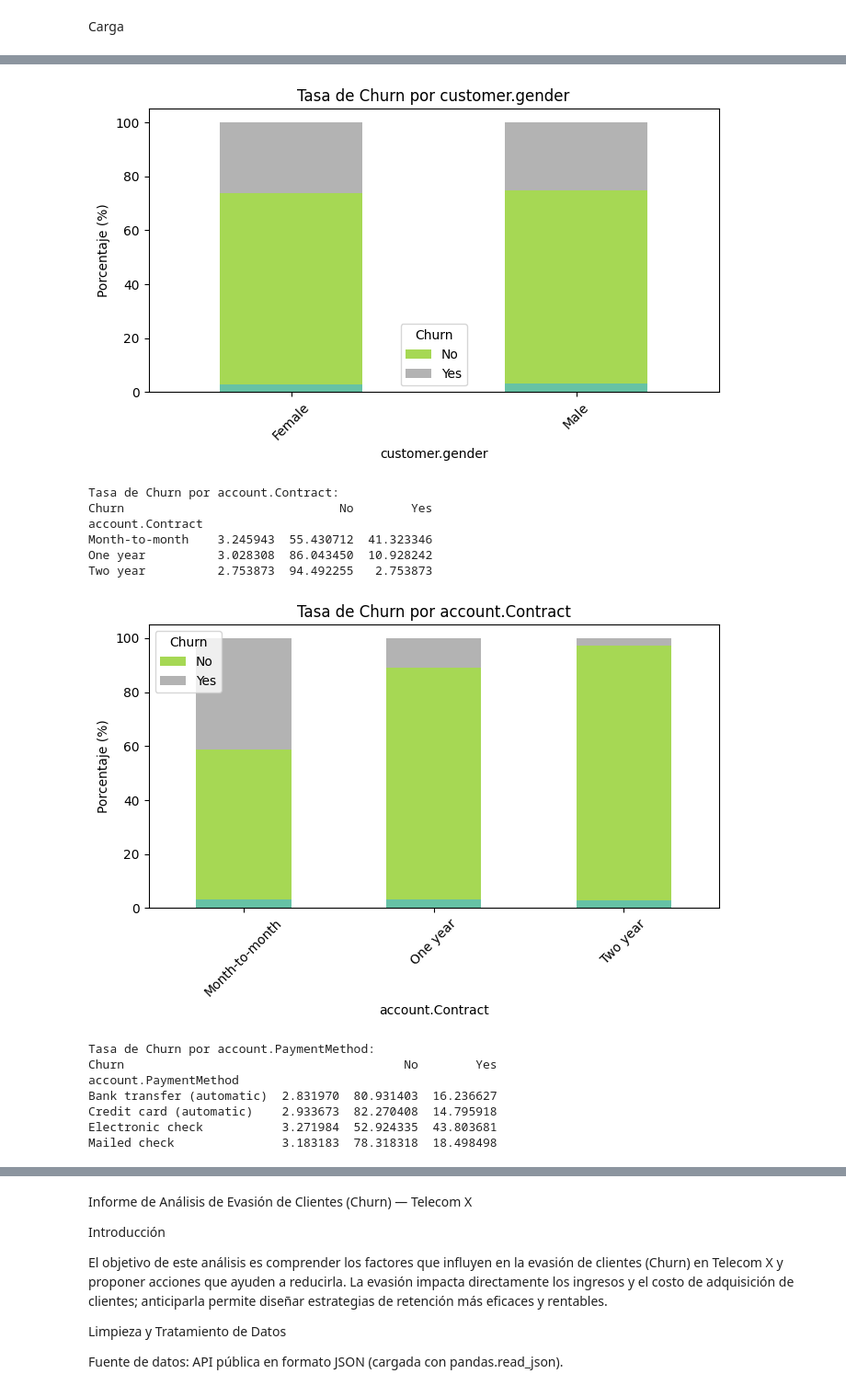
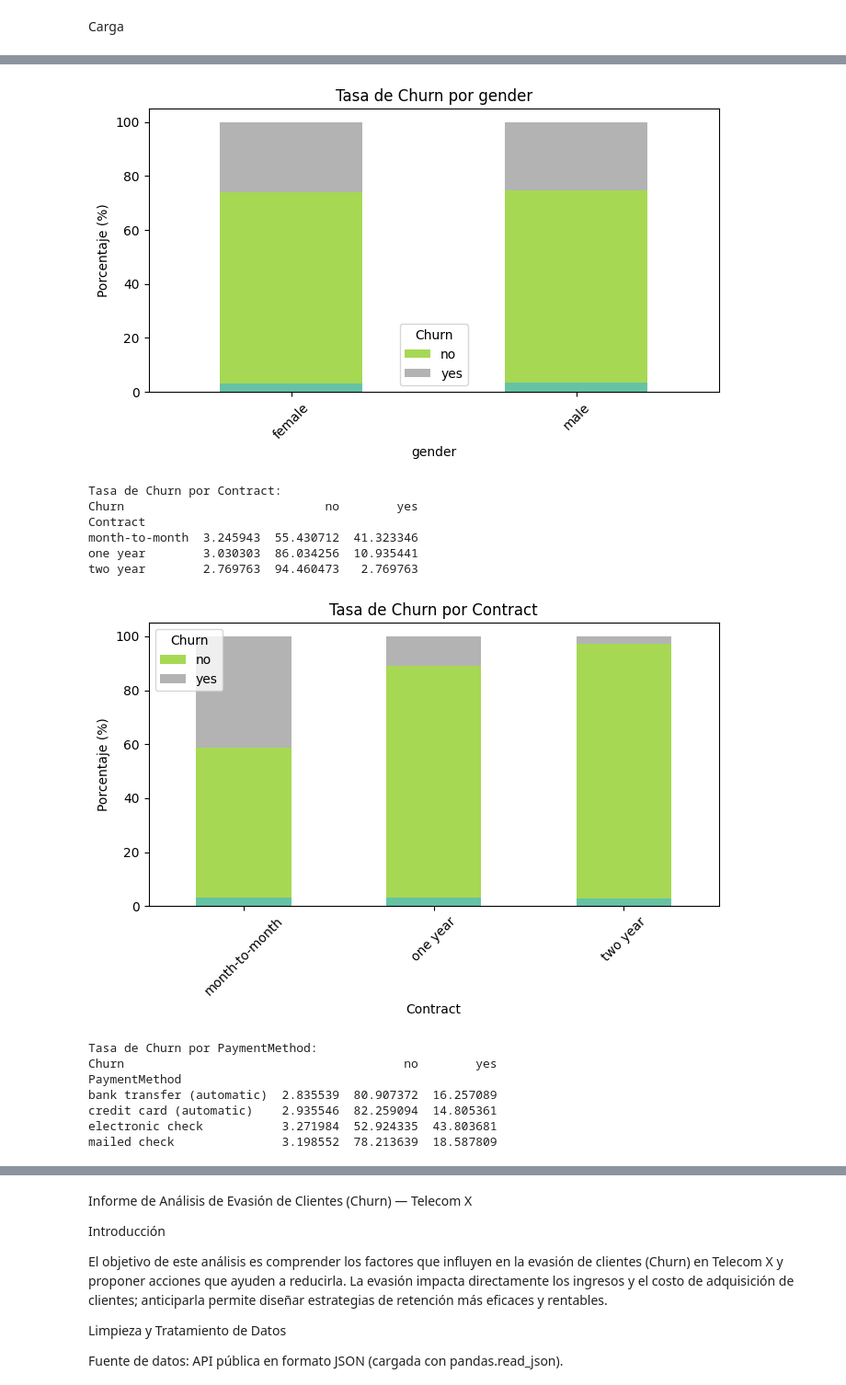
Before and after one commit to LeninRod012/Challenge-Telecom-X-1, a Jupyter notebook: Proyecto_TelecomX1.ipynb, the cells around one changed output, grey strips where cells are left out. Shown at 92% size. Drawn from its saved outputs; the diff is of its cells as text; code cells hidden in the pictures.

```diff
--- a/Proyecto_TelecomX1.ipynb
+++ b/Proyecto_TelecomX1.ipynb
@@ -123,16 +123,16 @@ for col in cols_con_dict:
 # Verifica el nombre real de la columna TotalCharges
 print("Columnas disponibles después de expandir:\n", df_telecomx_expanded.columns.tolist())
 
-# Encuentra la columna que contenga 'TotalCharges'
-totalcharges_col = [c for c in df_telecomx_expanded.columns if 'TotalCharges' in c]
-if totalcharges_col:
-    totalcharges_col = totalcharges_col[0]  # usa la primera coincidencia
-    # Convertir a numérico
+# Use the correct column name 'account.Charges.Total' and rename it
+totalcharges_col = 'account.Charges.Total'
+if totalcharges_col in df_telecomx_expanded.columns:
+    # Convert to numeric
     df_telecomx_expanded[totalcharges_col] = pd.to_numeric(df_telecomx_expanded[totalcharges_col], errors='coerce')
-    # Drop NaNs creados
+    # Drop NaNs created
     df_telecomx_expanded.dropna(subset=[totalcharges_col], inplace=True)
 else:
-    raise KeyError("No se encontró ninguna columna con 'TotalCharges' después de expandir los diccionarios.")
+    raise KeyError(f"Column '{totalcharges_col}' not found after expanding dictionaries.")
+
 
 # Diccionario de renombrado seguro (solo renombra si existe la columna)
 rename_map = {
@@ -155,7 +155,7 @@ rename_map = {
     'account.Contract': 'Contract',
     'account.PaperlessBilling': 'PaperlessBilling',
     'account.PaymentMethod': 'PaymentMethod',
-    totalcharges_col: 'TotalCharges'
+    totalcharges_col: 'TotalCharges' # Rename the correct column
 }
 
 # Filtra solo las claves que realmente existan en el df
@@ -281,7 +293,7 @@ Name: count, dtype: int64
 import matplotlib.pyplot as plt
 
 # Lista de columnas categóricas a analizar (ajusta según tus columnas reales)
-categorical_cols = ['customer.gender', 'account.Contract', 'account.PaymentMethod']
+categorical_cols = ['gender', 'Contract', 'PaymentMethod']
 
 for col in categorical_cols:
     # Crear tabla de contingencia: porcentaje de churn por categoría
@@ -307,15 +319,15 @@ Male             3.265306  71.428571  25.306122
-[figure, old version]
+[figure, new version]
-Tasa de Churn por account.Contract:
-Churn                              No        Yes
-account.Contract
-Month-to-month    3.245943  55.430712  41.323346
-One year          3.028308  86.043450  10.928242
-Two year          2.753873  94.492255   2.753873
+Tasa de Churn por Contract:
+Churn                            no        yes
+Contract
+month-to-month  3.245943  55.430712  41.323346
+one year        3.030303  86.034256  10.935441
+two year        2.769763  94.460473   2.769763
-[figure, old version]
+[figure, new version]
-Tasa de Churn por account.PaymentMethod:
-Churn                                       No        Yes
-account.PaymentMethod
-Bank transfer (automatic)  2.831970  80.931403  16.236627
-Credit card (automatic)    2.933673  82.270408  14.795918
-Electronic check           3.271984  52.924335  43.803681
-Mailed check               3.183183  78.318318  18.498498
+Tasa de Churn por PaymentMethod:
+Churn                                       no        yes
+PaymentMethod
+bank transfer (automatic)  2.835539  80.907372  16.257089
+credit card (automatic)    2.935546  82.259094  14.805361
+electronic check           3.271984  52.924335  43.803681
+mailed check               3.198552  78.213639  18.587809
```
Also changed, not shown: parts of 6 cells of this notebook.
